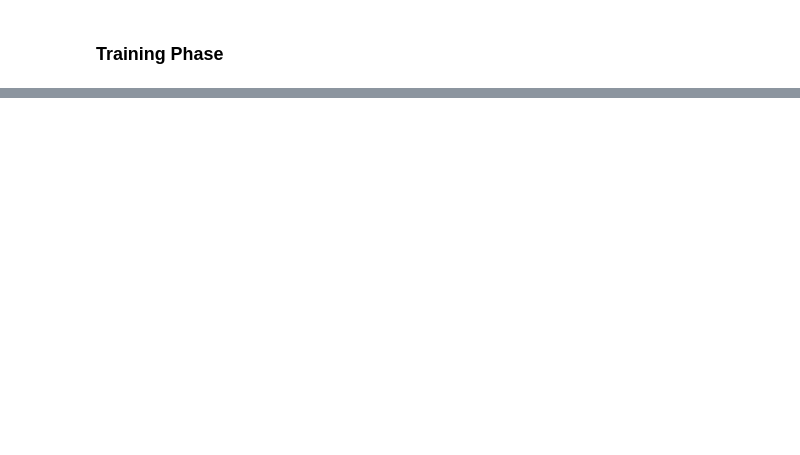
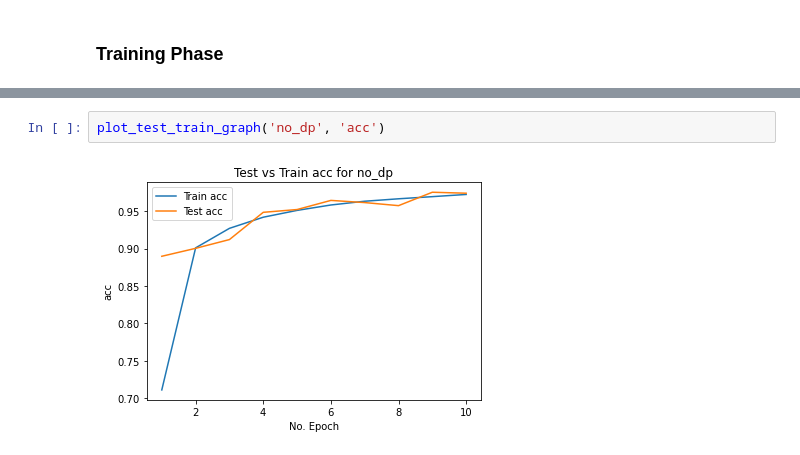
Before and after one commit to omofish/Diff-Privacy-RCP, a Jupyter notebook: Pysyft_Opacus_Impl/fl_test.ipynb, the cells around one changed output, grey strips where cells are left out. Drawn from its saved outputs; the diff is of its cells as text; blank space fills up the shorter version.

```diff
--- a/Pysyft_Opacus_Impl/fl_test.ipynb
+++ b/Pysyft_Opacus_Impl/fl_test.ipynb
@@ -233,0 +343,4 @@ Wall time: 2min 2s
+# %%
+plot_test_train_graph('no_dp', 'acc')
+# %% [output]
+[figure, added]
```
Also changed, not shown: parts of 25 cells of this notebook, 8 other files.
